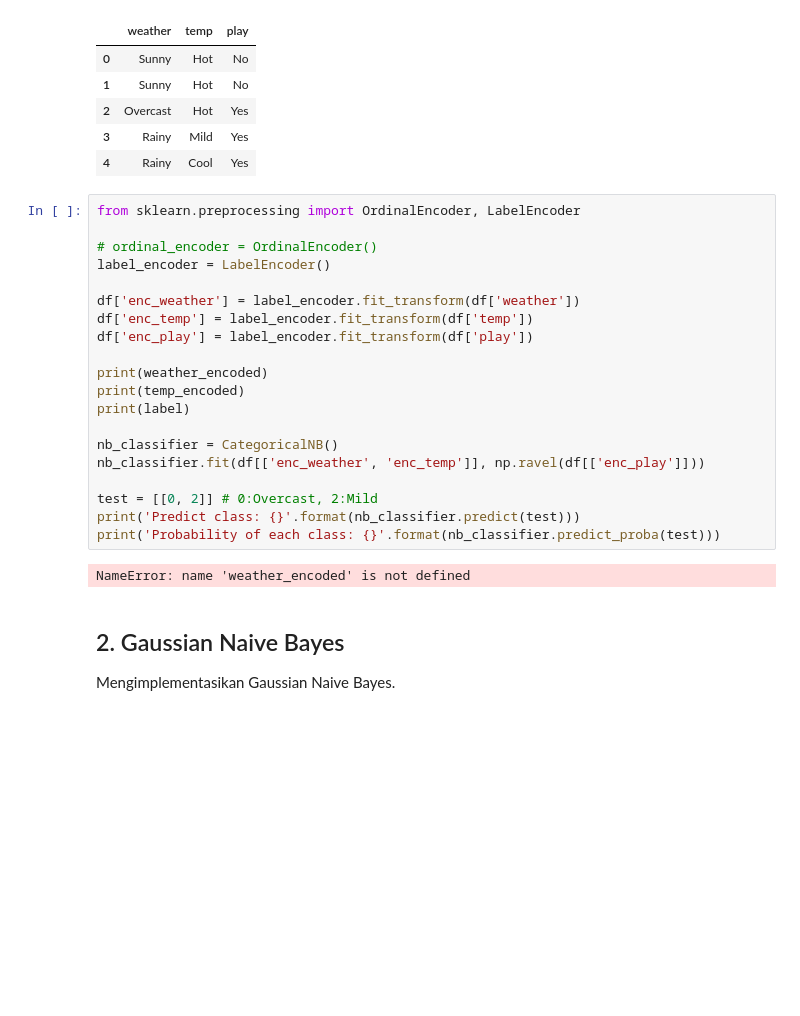
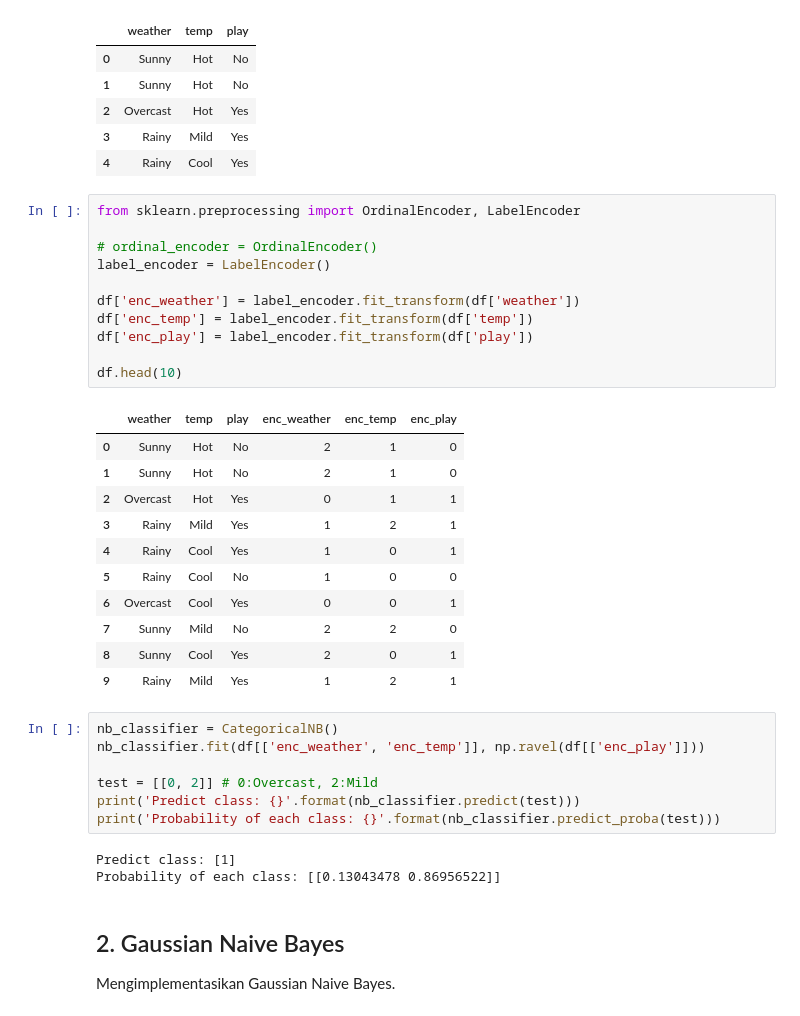
Before and after one commit to rudyhendrawn/data-course, a Jupyter notebook: data-mining/classification/naive-bayes.ipynb, the cells around one changed output. Drawn from its saved outputs; the diff is of its cells as text; blank space fills up the shorter version.

```diff
--- a/data-mining/classification/naive-bayes.ipynb
+++ b/data-mining/classification/naive-bayes.ipynb
@@ -58,20 +58,30 @@ df.head()
 | 2 | Overcast | Hot | Yes |
 | 3 | Rainy | Mild | Yes |
 | 4 | Rainy | Cool | Yes |
+# %%
+from sklearn.preprocessing import OrdinalEncoder, LabelEncoder
+
+# ordinal_encoder = OrdinalEncoder()
+label_encoder = LabelEncoder()
+
+df['enc_weather'] = label_encoder.fit_transform(df['weather'])
+df['enc_temp'] = label_encoder.fit_transform(df['temp'])
+df['enc_play'] = label_encoder.fit_transform(df['play'])
+
+df.head(10)
+# %% [output]
+|  | weather | temp | play | enc_weather | enc_temp | enc_play |
+| 0 | Sunny | Hot | No | 2 | 1 | 0 |
+| 1 | Sunny | Hot | No | 2 | 1 | 0 |
+| 2 | Overcast | Hot | Yes | 0 | 1 | 1 |
+| 3 | Rainy | Mild | Yes | 1 | 2 | 1 |
+| 4 | Rainy | Cool | Yes | 1 | 0 | 1 |
+| 5 | Rainy | Cool | No | 1 | 0 | 0 |
+| 6 | Overcast | Cool | Yes | 0 | 0 | 1 |
+| 7 | Sunny | Mild | No | 2 | 2 | 0 |
+| 8 | Sunny | Cool | Yes | 2 | 0 | 1 |
+| 9 | Rainy | Mild | Yes | 1 | 2 | 1 |
 # %%
-from sklearn.preprocessing import OrdinalEncoder, LabelEncoder
-
-# ordinal_encoder = OrdinalEncoder()
-label_encoder = LabelEncoder()
-
-df['enc_weather'] = label_encoder.fit_transform(df['weather'])
-df['enc_temp'] = label_encoder.fit_transform(df['temp'])
-df['enc_play'] = label_encoder.fit_transform(df['play'])
-
-print(weather_encoded)
-print(temp_encoded)
-print(label)
-
 nb_classifier = CategoricalNB()
 nb_classifier.fit(df[['enc_weather', 'enc_temp']], np.ravel(df[['enc_play']]))
 
@@ -79,7 +89,8 @@ test = [[0, 2]] # 0:Overcast, 2:Mild
 print('Predict class: {}'.format(nb_classifier.predict(test)))
 print('Probability of each class: {}'.format(nb_classifier.predict_proba(test)))
 # %% [output]
-NameError: name 'weather_encoded' is not defined
+Predict class: [1]
+Probability of each class: [[0.13043478 0.86956522]]
 # %% [markdown]
 ## 2. Gaussian Naive Bayes
 
```
Also changed, not shown: parts of 5 cells of this notebook.
